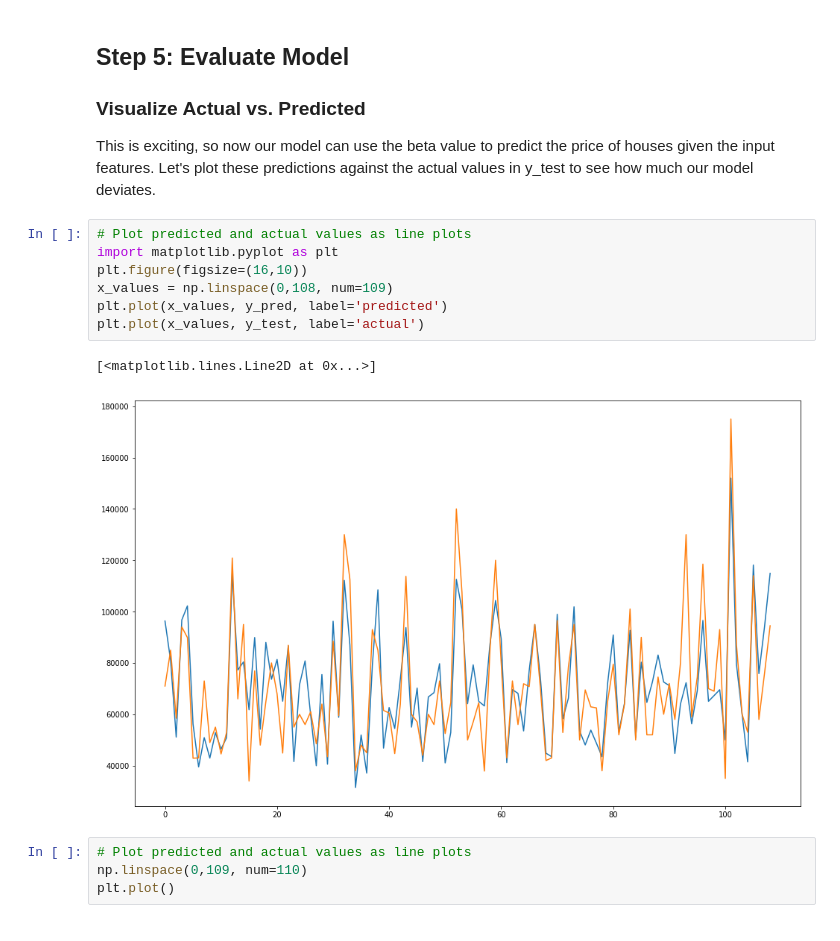
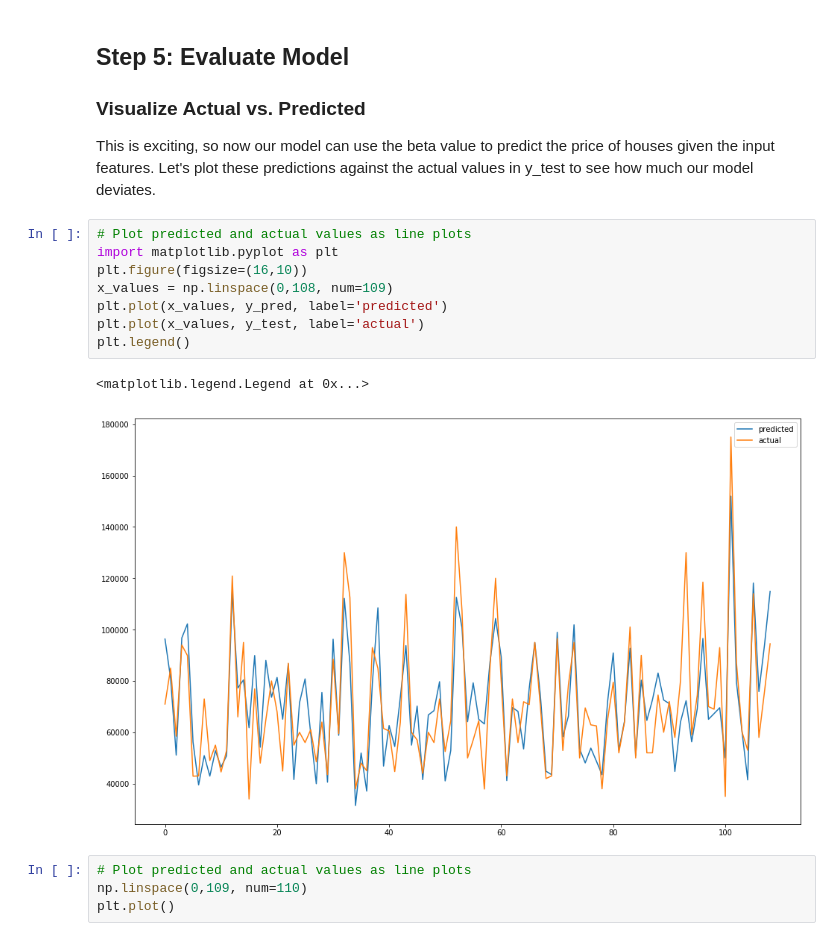
Before and after one commit to jdmitchell0216/dsc-2-13-15-linalg-regression-lab-nyc-ds-career-012819, a Jupyter notebook: index.ipynb, the cells around one changed output. Cells and saved outputs as stored; diff of their text form.

```diff
--- a/index.ipynb
+++ b/index.ipynb
@@ -190,13 +190,14 @@ This is exciting, so now our model can use the beta value to predict the price o
 # %%
 # Plot predicted and actual values as line plots
 import matplotlib.pyplot as plt
 plt.figure(figsize=(16,10))
 x_values = np.linspace(0,108, num=109)
 plt.plot(x_values, y_pred, label='predicted')
 plt.plot(x_values, y_test, label='actual')
+plt.legend()
 # %% [output]
-[<matplotlib.lines.Line2D at 0x...>]
+<matplotlib.legend.Legend at 0x...>
-[figure, old version]
+[figure, new version]
 # %%
 # Plot predicted and actual values as line plots
 np.linspace(0,109, num=110)
```
